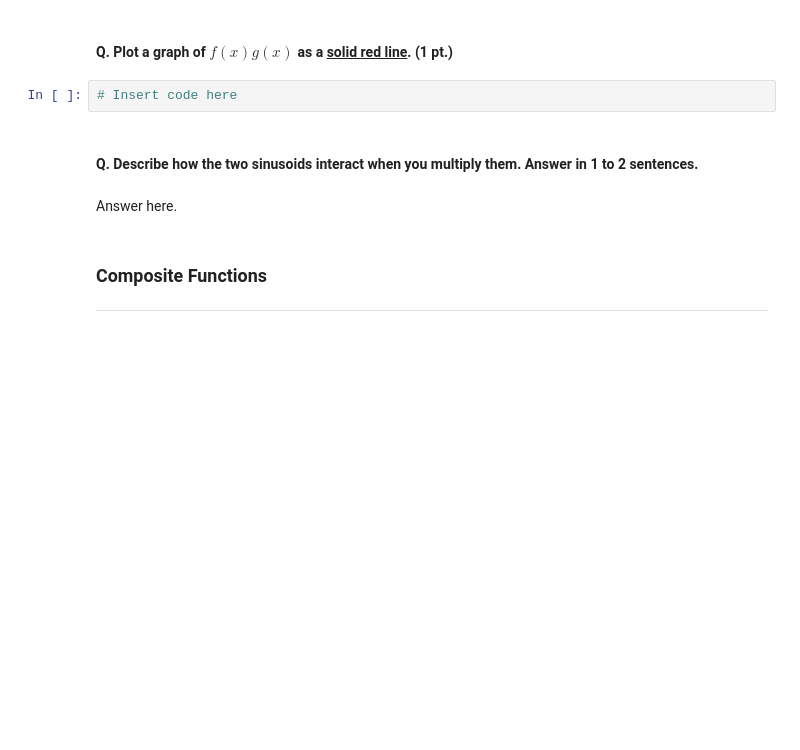
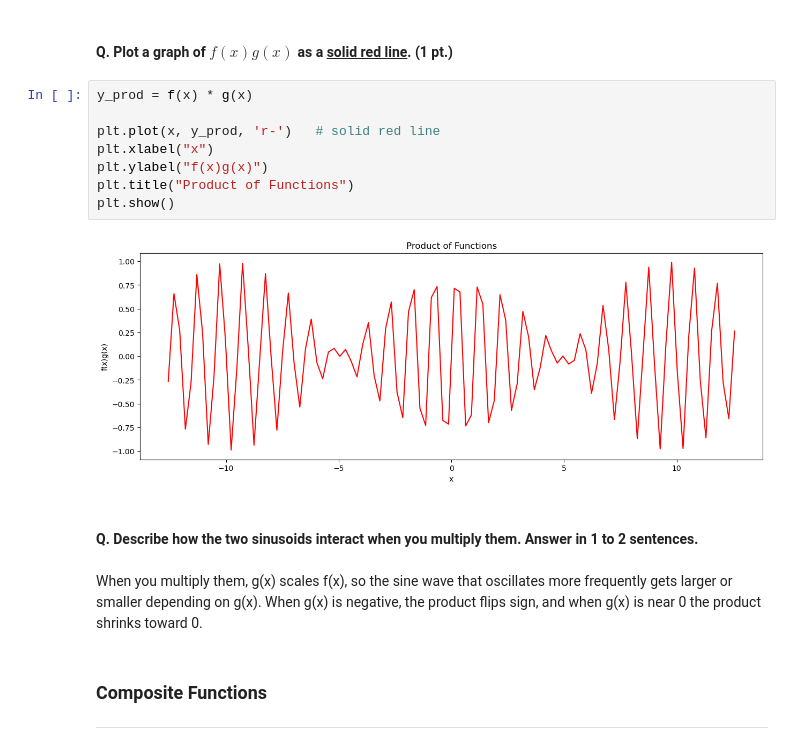
Before and after one commit to Brittany2028/ml-quiz, a Jupyter notebook: Take Home Quiz 1 - Curve Fitting.ipynb, the cells around one changed output. Drawn from its saved outputs; the diff is of its cells as text; blank space fills up the shorter version.

```diff
--- a/Take Home Quiz 1 - Curve Fitting.ipynb
+++ b/Take Home Quiz 1 - Curve Fitting.ipynb
@@ -88,12 +94,20 @@ Answer here.
 ---
 # %% [markdown]
 #### Q. Plot a graph of $f(x)g(x)$ as a <b><u>solid red line</u></b>. (1 pt.)
-# %%
-# Insert code here
+# %%
+y_prod = f(x) * g(x)
+
+plt.plot(x, y_prod, 'r-')   # solid red line
+plt.xlabel("x")
+plt.ylabel("f(x)g(x)")
+plt.title("Product of Functions")
+plt.show()
+# %% [output]
+[figure, added]
 # %% [markdown]
 #### Q. Describe how the two sinusoids interact when you multiply them. Answer in 1 to 2 sentences.
-# %% [markdown]
-Answer here.
+# %% [markdown]
+When you multiply them, g(x) scales f(x), so the sine wave that oscillates more frequently gets larger or smaller depending on g(x). When g(x) is negative, the product flips sign, and when g(x) is near 0 the product shrinks toward 0.
 # %% [markdown]
 ### Composite Functions
 
```
Also changed, not shown: parts of 8 cells of this notebook.
